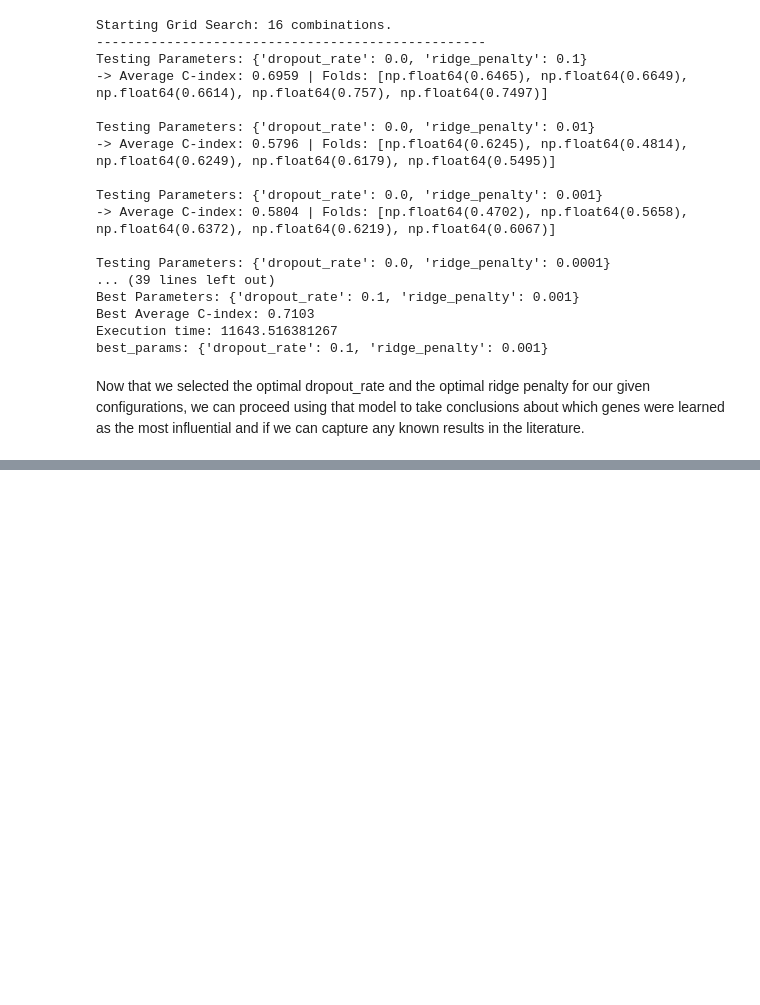
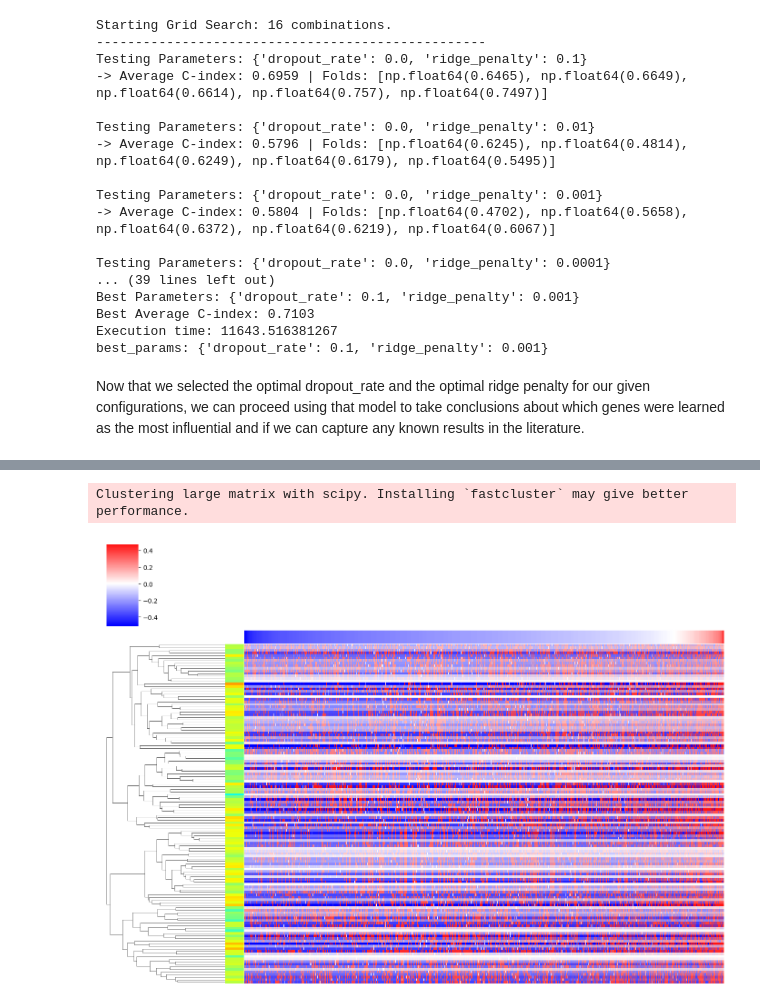
Before and after one commit to nhilariosilva/thetaflow_method_paper, a Jupyter notebook: TCGA-BRCA/Cox-nnet replication-KIRC.ipynb, the cells around one changed output, grey strips where cells are left out. Drawn from its saved outputs; the diff is of its cells as text; code cells hidden in the pictures; blank space fills up the shorter version.

Commit message:
cox-nnet discriminating groups very well

```diff
--- a/TCGA-BRCA/Cox-nnet replication-KIRC.ipynb
+++ b/TCGA-BRCA/Cox-nnet replication-KIRC.ipynb
@@ -493,3 +493,23 @@ with open("all_results.json", "w") as args_file:
     json.dump(all_results, args_file)
 # %% [markdown]
 Now that we selected the optimal dropout_rate and the optimal ridge penalty for our given configurations, we can proceed using that model to take conclusions about which genes were learned as the most influential and if we can capture any known results in the literature.
+# %%
+X = df.iloc[:,2:]
+
+y = df["time"].to_numpy()/365
+delta = df["delta"].to_numpy()
+data = [tf.constant(y, shape = (len(y), 1), dtype = tf.float32), tf.constant(delta, shape = (len(delta), 1), dtype = tf.float32)]
+# %%
+with tf.device("/GPU:0"):
+    cox_nnet_parameters, \
+    cox_nnet_partial_loglikelihood_loss, \
+    cox_nnet_neural_network, \
+    cox_nnet_network_call, \
+    cox_nnet_network_call_nolast = build_cox_nnet(dropout_rate = 0.1, ridge_penalty = 1.0e-3)
+    model_nesterov_longrun = train_eval_cox_nnet(X, data, cox_nnet_parameters,
+                                                 cox_nnet_partial_loglikelihood_loss, cox_nnet_neural_network, cox_nnet_network_call, cox_nnet_network_call_nolast,
+                                                 get_covariances = True,
+                                                 optimizer_nn = optimizers.SGD(learning_rate = 0.1, momentum = 0.9, nesterov = True, clipnorm = 1.0),
+                                                 epochs = 25000, early_stopping_warmup = 1000,
+                                                 deterministic = True,
+                                                 verbose = True)
@@ -495,0 +533,54 @@ Now that we selected the optimal dropout_rate and the optimal ridge penalty for
+# %%
+hidden_activations = cox_nnet_network_call_nolast(model_nesterov_longrun, X).numpy()
+beta_weights = model_nesterov_longrun.output_layer.get_weights()[0].flatten()
+theta_predictions = model_nesterov_longrun.predict(X)["theta"].numpy().flatten()
+
+# Node Contributions (Weighted Activations)
+contributions = hidden_activations * beta_weights
+
+# Sort Patients by Prognostic-Index (Theta)
+patient_sort_idx = np.argsort(theta_predictions, axis = 0)
+sorted_theta = theta_predictions[patient_sort_idx]
+sorted_contributions = contributions[patient_sort_idx, :]
+
+# 4. Calculate the Pearson Correlation between each node's contribution and the PI
+node_correlations = []
+for k in range( len(beta_weights) ):
+    corr, _ = pearsonr(contributions[:, k], theta_predictions)
+    node_correlations.append(corr)
+node_correlations = np.array(node_correlations)
+
+# 5. Prepare DataFrames for Seaborn
+# We transpose the matrix so Nodes are Rows (55) and Patients are Columns (N)
+df_plot = pd.DataFrame(sorted_contributions.T)
+
+# 6. Create Color Annotations for the Axes
+# Create the top bar (Patient PI): Blue for low risk, Red for high risk
+pi_norm = mcolors.Normalize(vmin = sorted_theta.min(), vmax = sorted_theta.max())
+pi_cmap = plt.get_cmap('bwr')
+col_colors = [pi_cmap(pi_norm(val)) for val in sorted_theta]
+
+# Create the side bar (Node Correlation): Blue for negative, Red for positive correlation
+corr_norm = mcolors.Normalize(vmin=-1, vmax=1)
+corr_cmap = plt.get_cmap('jet') # The paper uses a rainbow-like colormap here
+row_colors = [corr_cmap(corr_norm(val)) for val in node_correlations]
+
+g = sns.clustermap(
+    df_plot,
+    cmap = "bwr",
+    metric = "correlation",
+    row_cluster = True,
+    col_cluster = False,
+    row_colors = row_colors,
+    col_colors = col_colors,
+    figsize = (14, 10),
+    xticklabels = False,
+    yticklabels = False,
+    center = 0,
+    robust = True
+)
+
+plt.show()
+# %% [output]
+Clustering large matrix with scipy. Installing `fastcluster` may give better performance.
+[figure, added]
```
Also changed, not shown: parts of 16 cells of this notebook.
